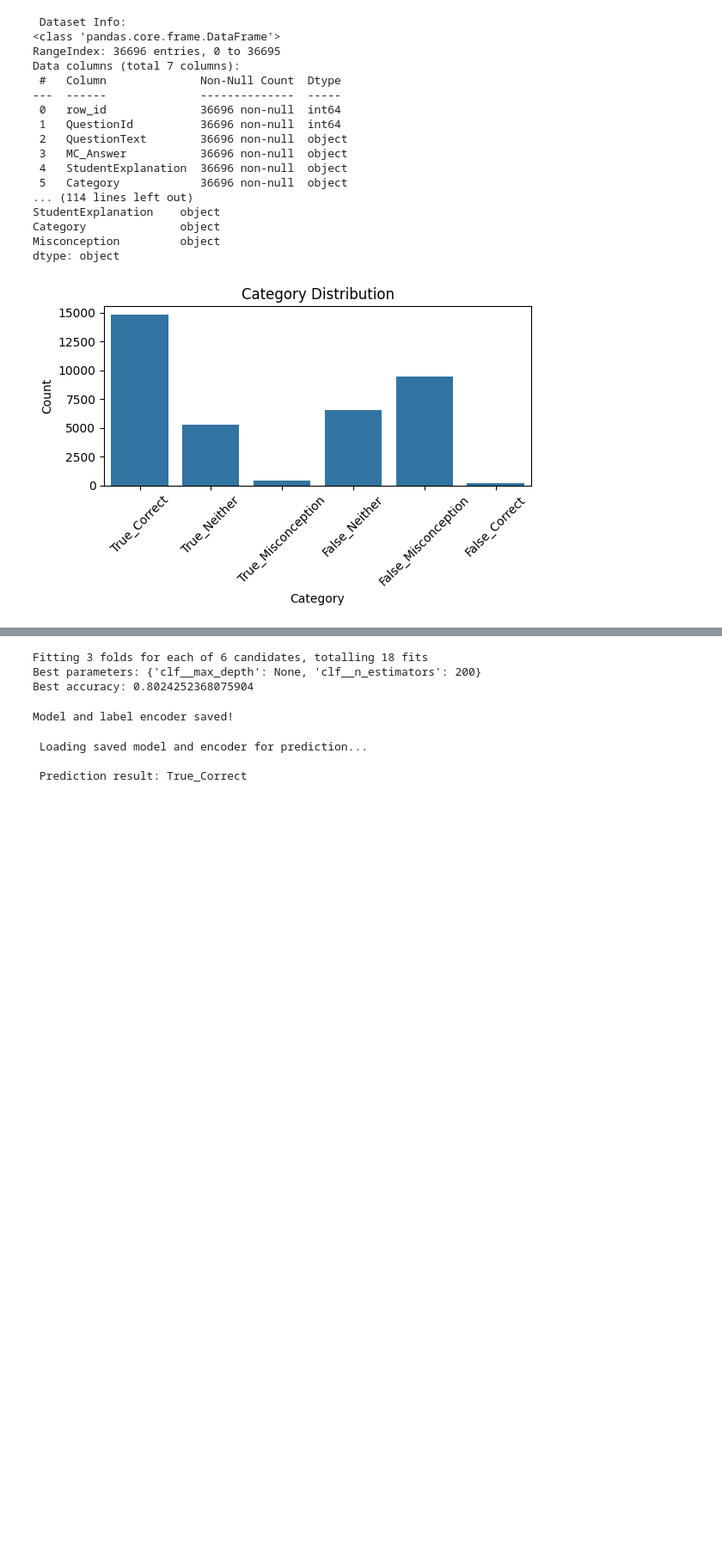
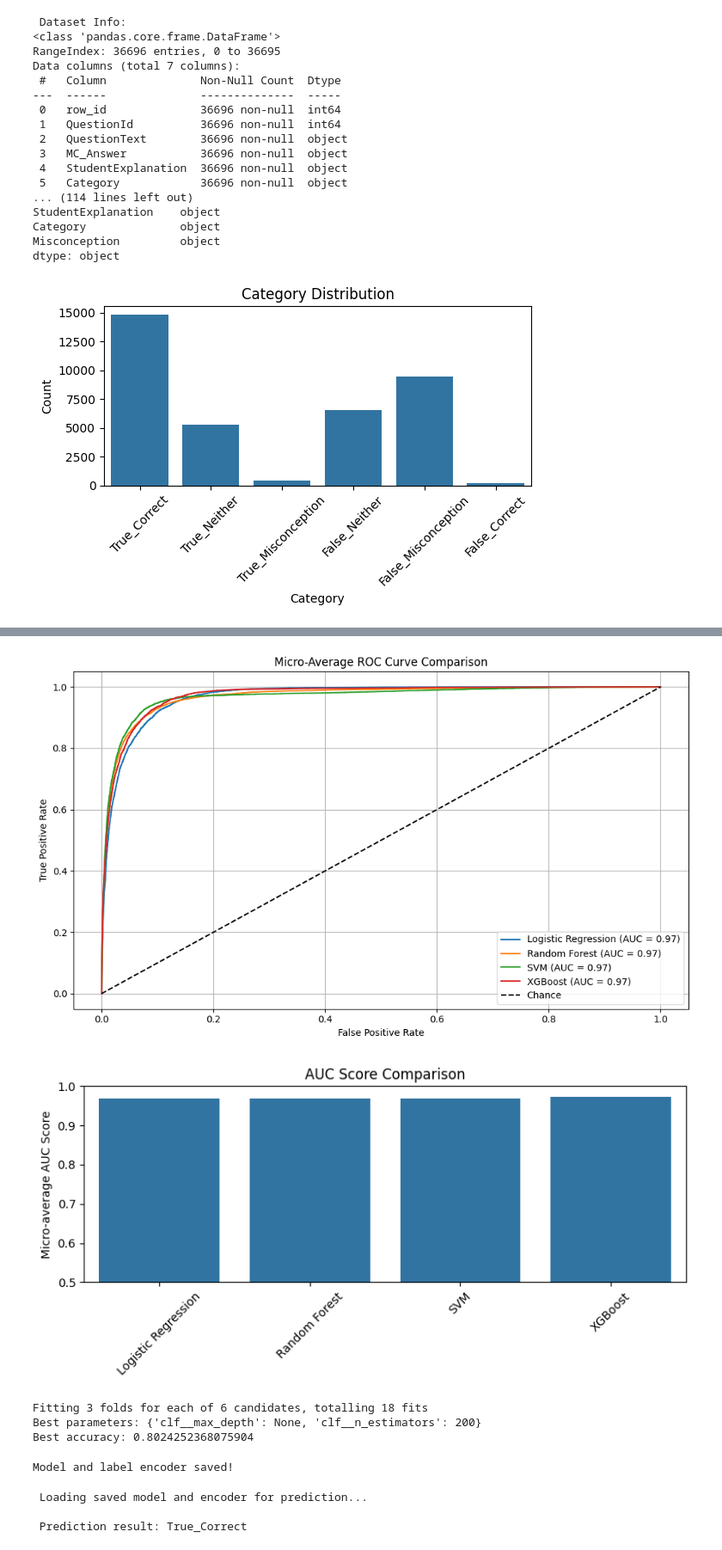
Before and after one commit to Radeeshani/student_explanation_classification, a Jupyter notebook: map-charting-student-math-misunderstandings/student_explanation_classification.ipynb, the cells around one changed output, grey strips where cells are left out. Shown at 86% size. Cells and saved outputs as stored; diff of their text form; code cells hidden in the pictures; blank space fills up the shorter version.

Commit message:
Added ROC and AUC plots

```diff
--- a/map-charting-student-math-misunderstandings/student_explanation_classification.ipynb
+++ b/map-charting-student-math-misunderstandings/student_explanation_classification.ipynb
@@ -331,6 +327,75 @@ False_Misconception       0.79      0.87      0.83      1892
        weighted avg       0.79      0.80      0.79      7340
 [figure]
 [figure]
+# %%
+from sklearn.preprocessing import label_binarize
+from sklearn.metrics import roc_auc_score, roc_curve, auc
+from sklearn.multiclass import OneVsRestClassifier
+from sklearn.preprocessing import LabelBinarizer
+
+# Binarize the output labels for multi-class AUC
+classes = np.unique(y_train)
+y_val_bin = label_binarize(y_val, classes=classes)
+n_classes = y_val_bin.shape[1]
+
+auc_scores = {}
+
+plt.figure(figsize=(10, 6))
+for name, model in models.items():
+    # Special handling for XGBoost (no OneVsRest)
+    if name == 'XGBoost':
+        pipe = Pipeline([('pre', preprocessor), ('clf', model)])
+    else:
+        pipe = Pipeline([('pre', preprocessor), ('clf', OneVsRestClassifier(model))])
+
+    pipe.fit(X_train, y_train)
+
+    try:
+        y_score = pipe.decision_function(X_val)
+    except:
+        y_score = pipe.predict_proba(X_val)
+
+    # Ensure y_score is 2D (multi-class)
+    if n_classes == 2:
+        y_score = np.column_stack([1 - y_score[:, 1], y_score[:, 1]])  # Convert to two-class prob
+
+    fpr = dict()
+    tpr = dict()
+    roc_auc = dict()
+
+    for i in range(n_classes):
+        fpr[i], tpr[i], _ = roc_curve(y_val_bin[:, i], y_score[:, i])
+        roc_auc[i] = auc(fpr[i], tpr[i])
+
+    # Micro-average ROC
+    fpr["micro"], tpr["micro"], _ = roc_curve(y_val_bin.ravel(), y_score.ravel())
+    roc_auc["micro"] = auc(fpr["micro"], tpr["micro"])
+
+    plt.plot(fpr["micro"], tpr["micro"], label=f'{name} (AUC = {roc_auc["micro"]:.2f})')
+    auc_scores[name] = roc_auc["micro"]
+
+# Random guessing line
+plt.plot([0, 1], [0, 1], 'k--', label='Chance')
+plt.xlabel('False Positive Rate')
+plt.ylabel('True Positive Rate')
+plt.title('ROC Curve Comparison')
+plt.legend(loc='lower right')
+plt.grid(True)
+plt.tight_layout()
+plt.show()
+
+# AUC Bar Chart
+plt.figure(figsize=(8, 4))
+sns.barplot(x=list(auc_scores.keys()), y=list(auc_scores.values()))
+plt.ylabel("AUC Score")
+plt.title("AUC Score Comparison")
+plt.ylim(0.5, 1)
+plt.xticks(rotation=45)
+plt.tight_layout()
+plt.show()
+# %% [output]
+[figure, added]
+[figure, added]
 # %%
 # Hyperparameter Tuning
 param_grid = {
```
Also changed, not shown: parts of 2 cells of this notebook.
